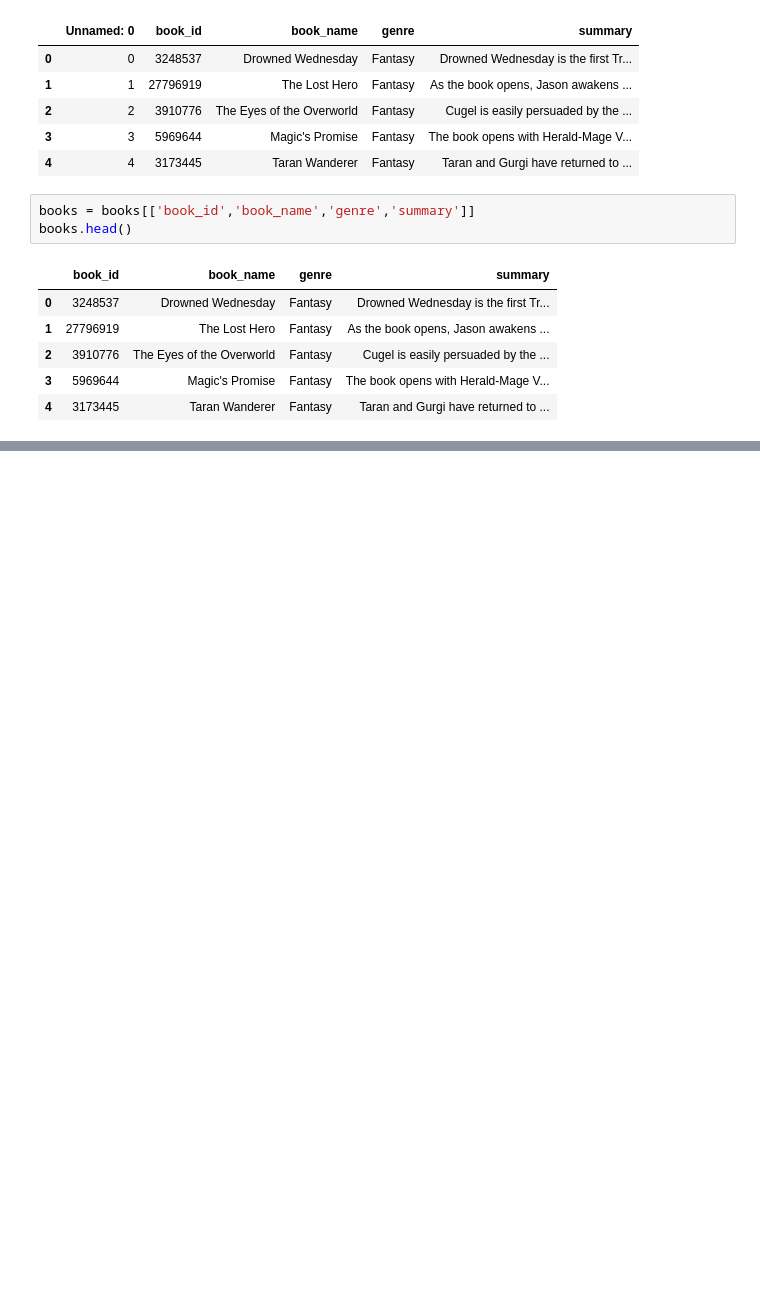
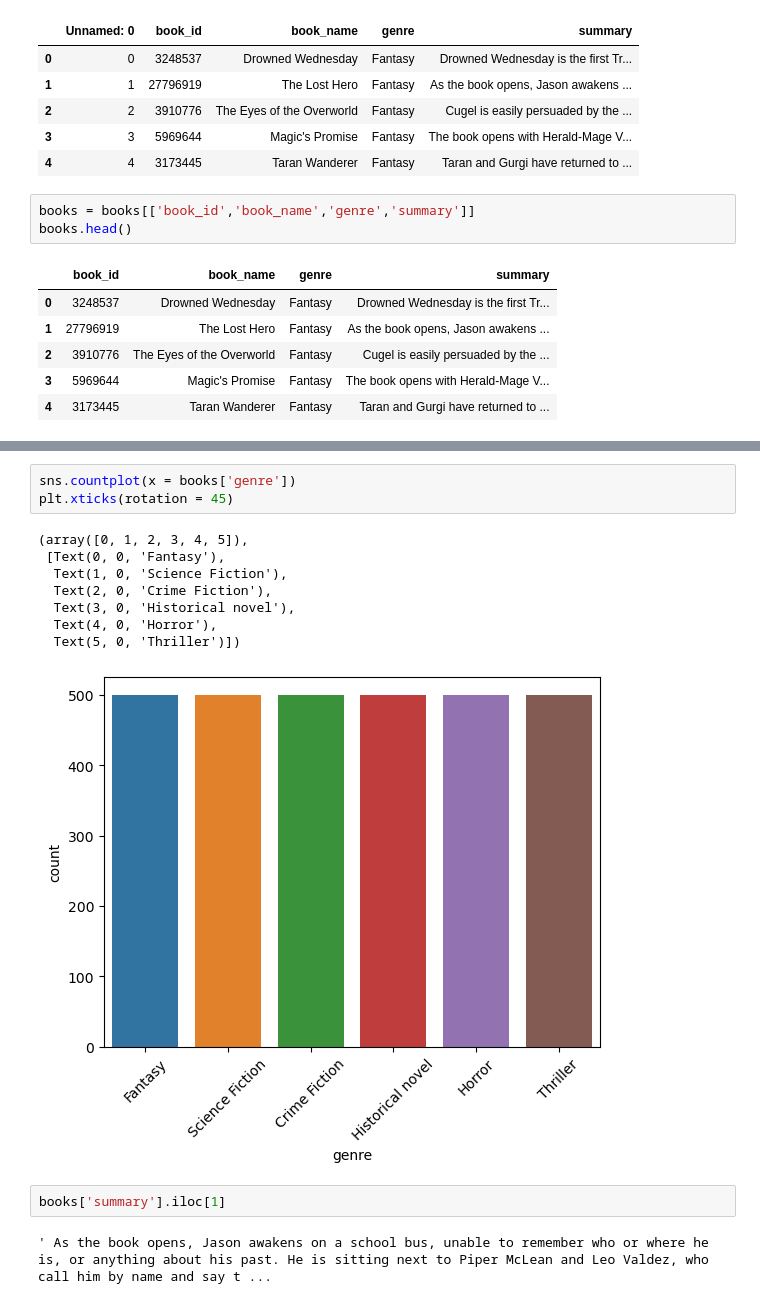
Before and after one commit to zacharias1219/data_science, a Jupyter notebook: Book Genre Classifier/main.ipynb, the cells around one changed output, grey strips where cells are left out. Cells and saved outputs as stored; diff of their text form; blank space fills up the shorter version.

```diff
--- a/Book Genre Classifier/main.ipynb
+++ b/Book Genre Classifier/main.ipynb
@@ -37,0 +50,16 @@ books.info()
+# %%
+sns.countplot(x = books['genre'])
+plt.xticks(rotation = 45)
+# %% [output]
+(array([0, 1, 2, 3, 4, 5]),
+ [Text(0, 0, 'Fantasy'),
+  Text(1, 0, 'Science Fiction'),
+  Text(2, 0, 'Crime Fiction'),
+  Text(3, 0, 'Historical novel'),
+  Text(4, 0, 'Horror'),
+  Text(5, 0, 'Thriller')])
+[figure, added]
+# %%
+books['summary'].iloc[1]
+# %% [output]
+' As the book opens, Jason awakens on a school bus, unable to remember who or where he is, or anything about his past. He is sitting next to Piper McLean and Leo Valdez, who call him by name and say t ...
```
Also changed, not shown: parts of 4 cells of this notebook.
